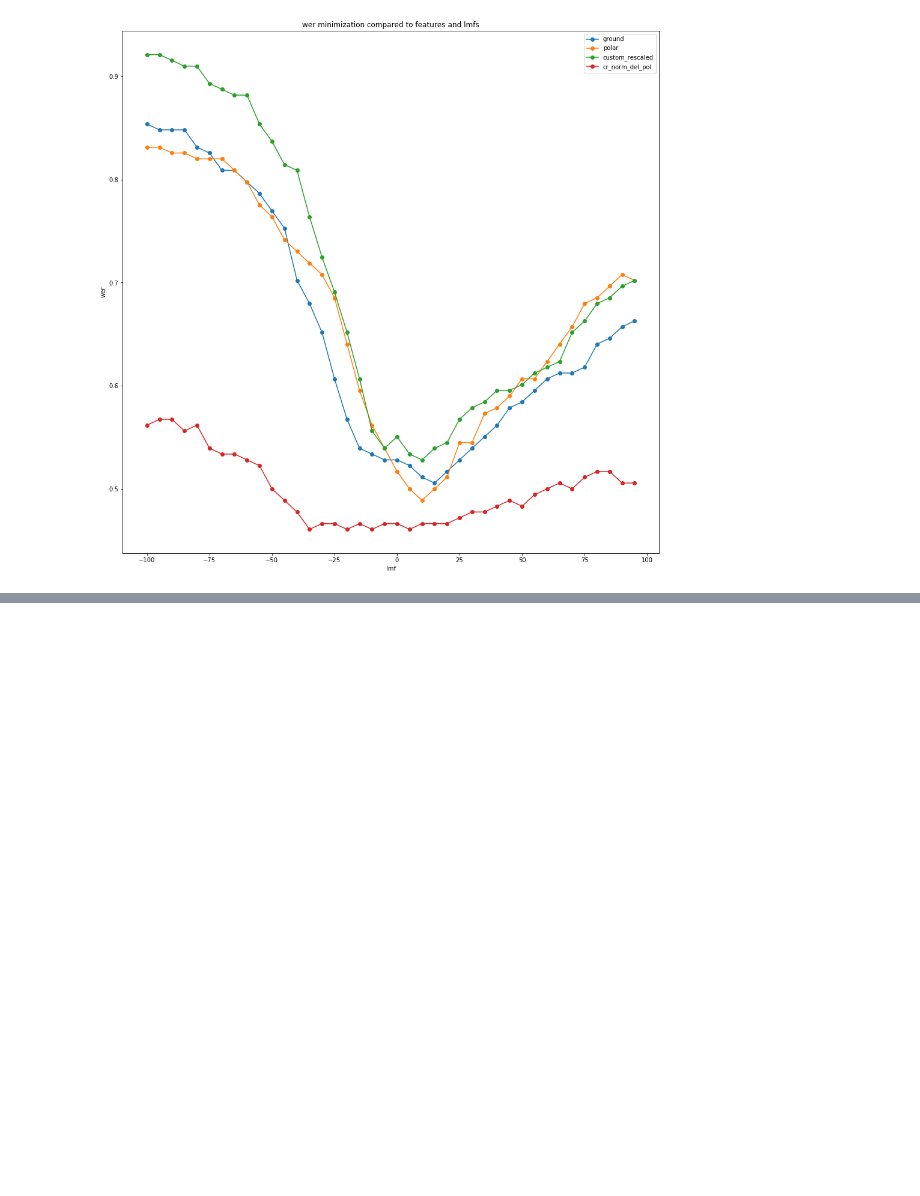
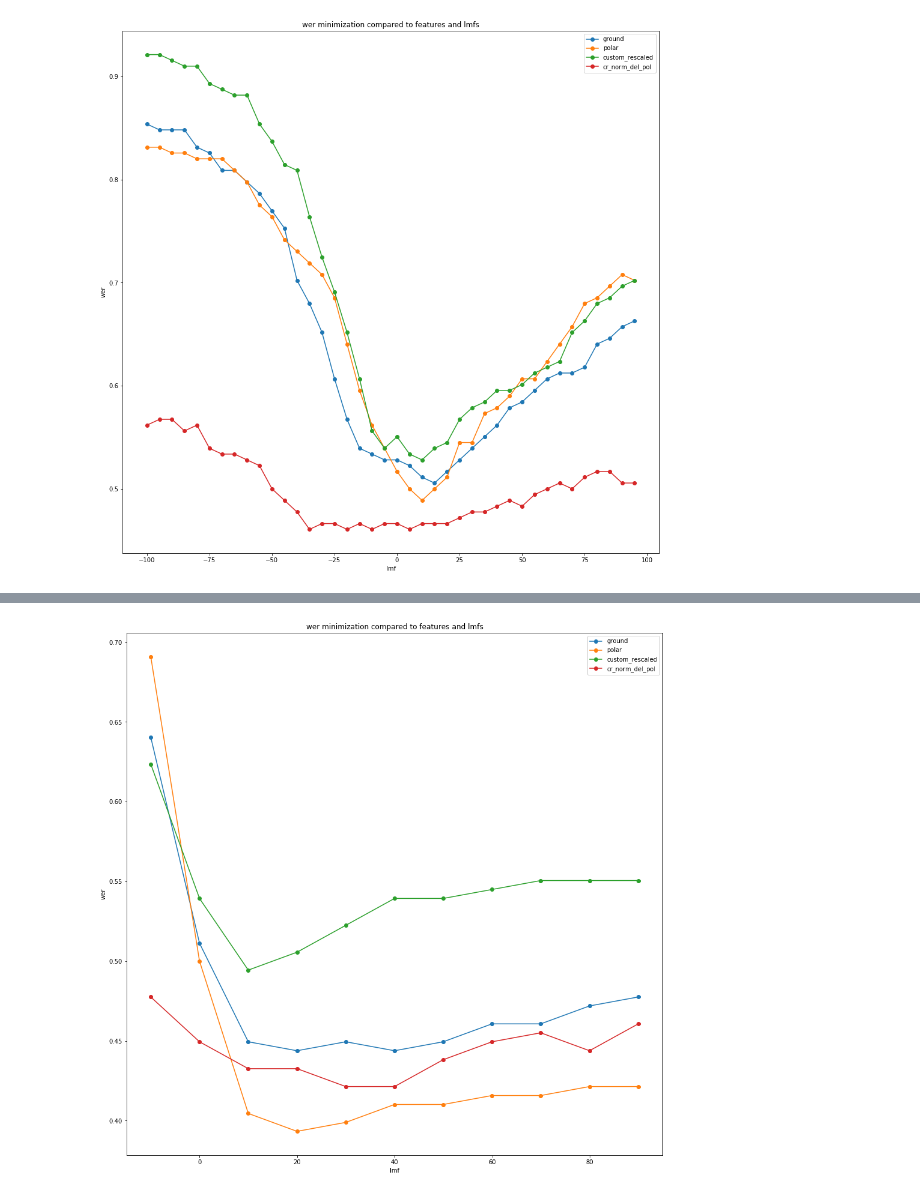
Before and after one commit to sabau/AIND-Recognizer, a Jupyter notebook: asl_recognizer.ipynb, the cells around one changed output, grey strips where cells are left out. Cells and saved outputs as stored; diff of their text form; code cells hidden in the pictures; blank space fills up the shorter version.

```diff
--- a/asl_recognizer.ipynb
+++ b/asl_recognizer.ipynb
@@ -1023,0 +1008,36 @@ With the alpha parameter set to 1.5 the **wer** dropped down to 0.42, starting f
+# %%
+alpha = '1.5'
+wer_list = []
+i_wer_list = []
+time_list = []
+i_time_list = []
+
+if len(wer_list) > 0:
+    with open('ngram/alpha'+alpha+'/wer_list.json', 'w') as file:
+        json.dump(wer_list, file)
+else:
+    wer_list = json.load(open('ngram/alpha'+alpha+'/wer_list.json'))
+
+if len(i_wer_list) > 0:
+    with open('ngram/alpha'+alpha+'/i_wer_list.json', 'w') as file:
+        json.dump(i_wer_list, file)
+else:
+    i_wer_list = json.load(open('ngram/alpha'+alpha+'/i_wer_list.json'))
+
+if len(time_list) > 0:
+    with open('ngram/alpha'+alpha+'/time_list.json', 'w') as file:
+        json.dump(time_list, file)
+else:
+    time_list = json.load(open('ngram/alpha'+alpha+'/time_list.json'))
+
+if len(i_time_list) > 0:
+    with open('ngram/alpha'+alpha+'/i_time_list.json', 'w') as file:
+        json.dump(i_time_list, file)
+else:
+    i_time_list = json.load(open('ngram/alpha'+alpha+'/i_time_list.json'))
+
+if len(probs) > 0:
+    with open('ngram/alpha'+alpha+'/probs.json', 'w') as file:
+        json.dump(probs, file)
+else:
+    probs = json.load(open('ngram/alpha'+alpha+'/prob.json'))
@@ -1165,11 +1207,13 @@ KeyboardInterrupt:
 # %%
 plt.rcParams["figure.figsize"] = [16, 16]
 for f in feature_set:
-    plt.plot(lmf_list, wer_1g_list[f], marker='o', label=f)
+    plt.plot(lmf_list, wer_2g_list[f], marker='o', label=f)
 
 plt.xlabel("lmf")
 plt.ylabel("wer")
 plt.title("wer minimization compared to features and lmfs")
 plt.legend()
 
 plt.show()
+# %% [output]
+[figure, added]
```
Also changed, not shown: parts of 27 cells of this notebook, 7 other files.
